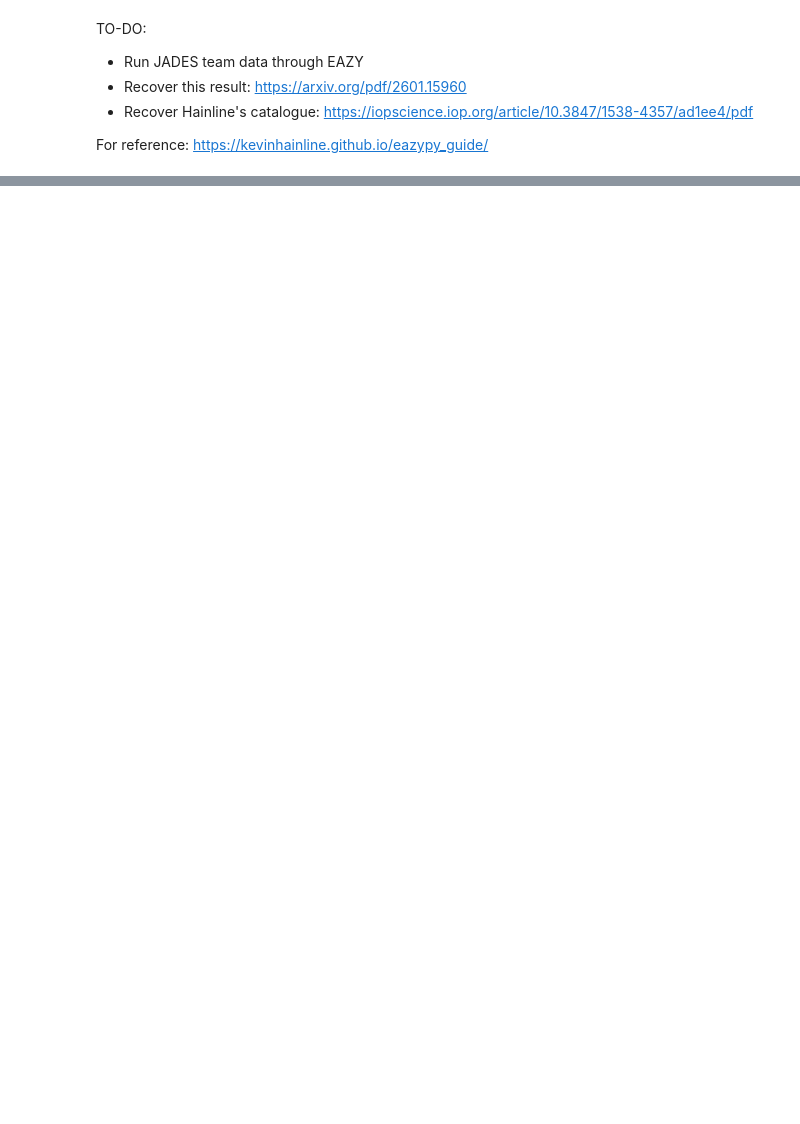
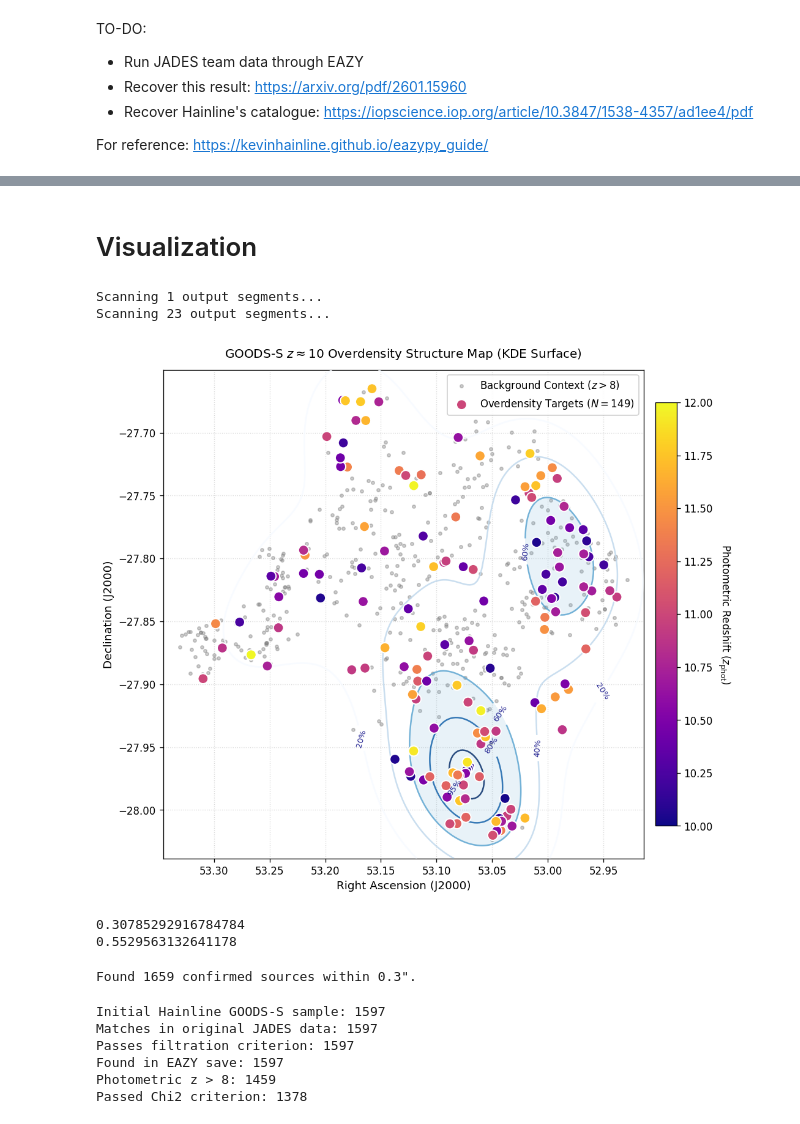
Before and after one commit to sfremy/my-eazy-jwst, a Jupyter notebook: scripts/eazy_processing.ipynb, the cells around one changed output, grey strips where cells are left out. Cells and saved outputs as stored; diff of their text form; code cells hidden in the pictures; blank space fills up the shorter version.

```diff
--- a/scripts/eazy_processing.ipynb
+++ b/scripts/eazy_processing.ipynb
@@ -2189,0 +1988,2 @@ ez.fit_catalog(n_proc=1)
+# %% [markdown]
+# Visualization
@@ -2189,0 +2109,21 @@ ez.fit_catalog(n_proc=1)
+# %%
+from astropy.table import Table
+
+master_table_c = find_all('../inputs/OUTPUT_C/')
+hainline_s = master_table_c[master_table_c['DEC'] < 0]
+
+master_table_s = find_all('../inputs/OUTPUT_S/')
+
+density_plot(master_table_s)
+# %% [output]
+Scanning 1 output segments...
+Scanning 23 output segments...
+[figure, added]
+# %%
+deviations = master_table_c['z_a'] - candidates['EAZY_z_a']
+
+print(np.mean(np.abs(deviations)))
+print(np.std(deviations))
+# %% [output]
+0.30785292916784784
+0.5529563132641178
@@ -2189,0 +2154,4 @@ ez.fit_catalog(n_proc=1)
+# %%
+match_mask = clean_via_catalog_match(master_table_s, hainline_s)
+# %% [output]
+Found 1659 confirmed sources within 0.3".
@@ -2189,0 +2166,38 @@ ez.fit_catalog(n_proc=1)
+# %%
+og_present = 0
+filt_present = 0
+eazy_present = 0
+z_pass = 0
+chi2_pass = 0
+
+highz_table = master_table_s[master_table_s['z_a'] > 8]
+chi2_table = master_table_s[all_masks == 1]
+
+highz_chi2 = chi2_table[chi2_table['z_a'] > 8]
+
+for id in hainline_s['id']:
+    if id in tab_final_s['ID']:
+        og_present += 1
+    if id in filtered_s['ID']:
+        filt_present += 1
+    if id in master_table_s['id']:
+        eazy_present += 1
+    if id in highz_table['id']:
+        z_pass += 1
+    if id in highz_chi2['id']:
+        chi2_pass += 1
+
+print(f'Initial Hainline GOODS-S sample: {len(hainline_s["id"])}')
+print(f'Matches in original JADES data: {og_present}')
+print(f'Passes filtration criterion: {filt_present}')
+print(f'Found in EAZY save: {eazy_present}')
+
+print(f'Photometric z > 8: {z_pass}')
+print(f'Passed Chi2 criterion: {chi2_pass}')
+# %% [output]
+Initial Hainline GOODS-S sample: 1597
+Matches in original JADES data: 1597
+Passes filtration criterion: 1597
+Found in EAZY save: 1597
+Photometric z > 8: 1459
+Passed Chi2 criterion: 1378
```
Also changed, not shown: parts of 49 cells of this notebook, 58 other files.
